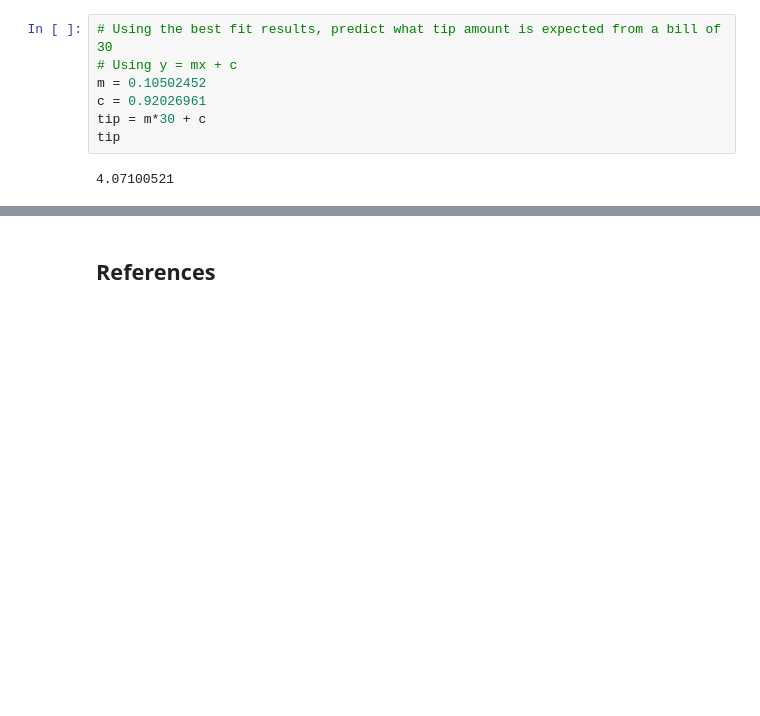
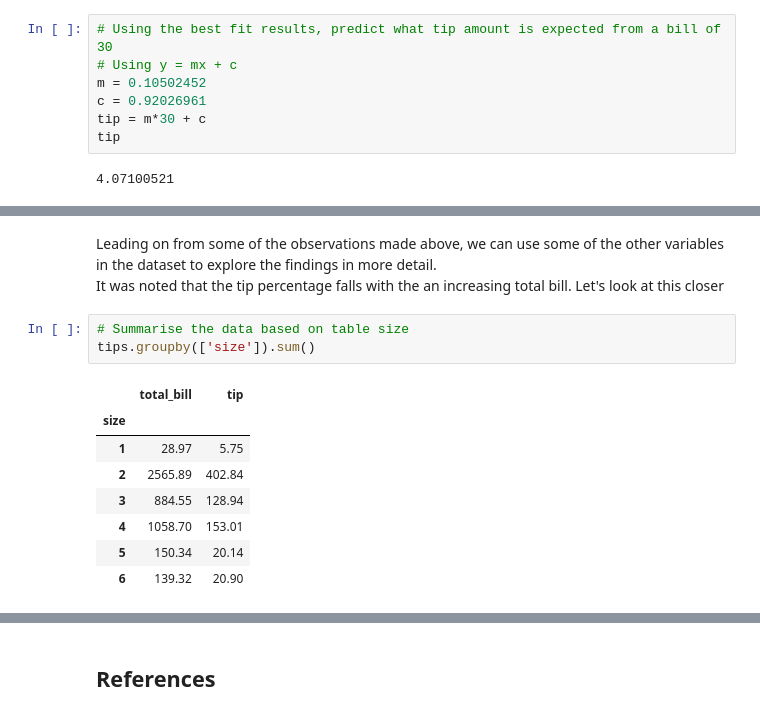
Before and after one commit to BarryClarke/Fundamentals---Assessment-2019, a Jupyter notebook: Tips dataset.ipynb, the cells around one changed output, grey strips where cells are left out. Drawn from its saved outputs; the diff is of its cells as text; blank space fills up the shorter version.

```diff
--- a/Tips dataset.ipynb
+++ b/Tips dataset.ipynb
@@ -424,0 +456,15 @@ This shows that there is not a very linear relationship between the total bill a
+# %% [markdown]
+Leading on from some of the observations made above, we can use some of the other variables in the dataset to explore the findings in more detail.<br>
+It was noted that the tip percentage falls with the an increasing total bill. Let's look at this closer
+# %%
+# Summarise the data based on table size
+tips.groupby(['size']).sum()
+# %% [output]
+|  | total_bill | tip |
+| size |  |  |
+| 1 | 28.97 | 5.75 |
+| 2 | 2565.89 | 402.84 |
+| 3 | 884.55 | 128.94 |
+| 4 | 1058.70 | 153.01 |
+| 5 | 150.34 | 20.14 |
+| 6 | 139.32 | 20.90 |
```
Also changed, not shown: parts of 39 cells of this notebook.
